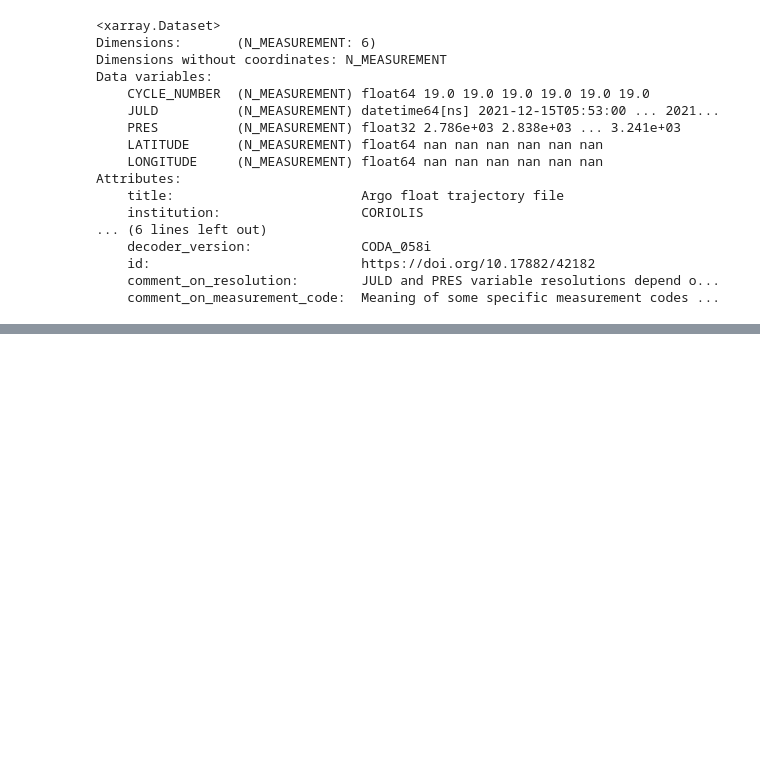
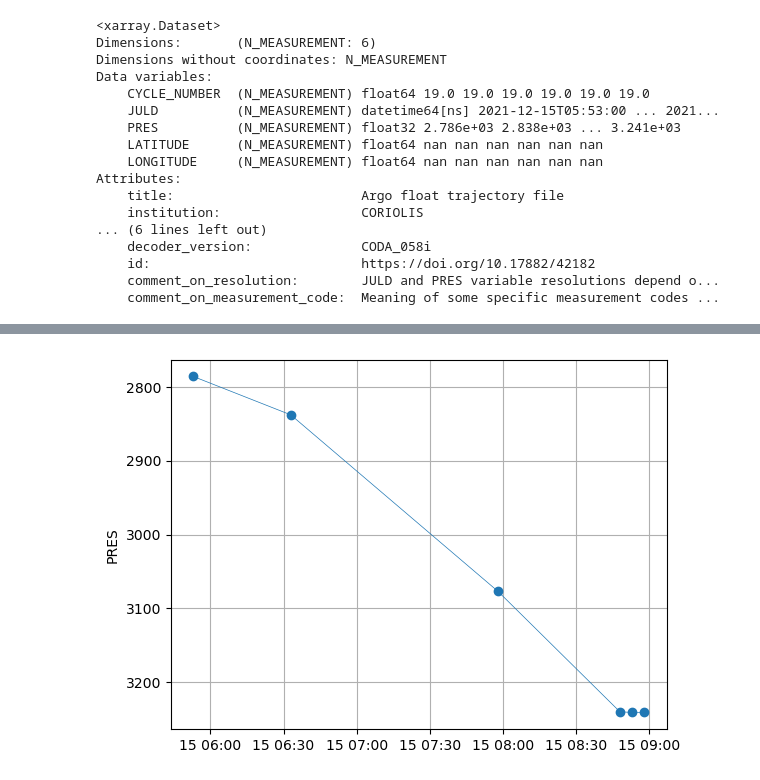
Before and after one commit to quai20/argobathy, a Jupyter notebook: deep/deep_profiles.ipynb, the cells around one changed output, grey strips where cells are left out. Cells and saved outputs as stored; diff of their text form; code cells hidden in the pictures; blank space fills up the shorter version.

```diff
--- a/deep/deep_profiles.ipynb
+++ b/deep/deep_profiles.ipynb
@@ -201,3 +322,3 @@ print(dfu1.WMO.values,dfu1.GROUNDING_DATE.values,dfu1.GROUNDING_DEPTH.values)
 # %%
 #GET DESCENT RATE FOR THAT GROUNDING ?
-dt = xr.open_dataset('/home/ref-argo/gdac/dac/coriolis/6903082/6903082_Rtraj.nc')
+dt = xr.open_dataset('/home/ref-argo/gdac/dac/coriolis/6903082/6903082_Rtraj.nc',engine='argo')
@@ -260,0 +366,9 @@ plt.gca().invert_yaxis()
+# %%
+fig,ax = plt.subplots(1,1)
+#plt.plot(descent['JULD'],descent['PRES'].differentiate('N_MEASUREMENT'),'-x',linewidth=0.5)
+plt.plot(descent['JULD'],descent['PRES'],'-o',linewidth=0.5)
+plt.gca().invert_yaxis()
+plt.ylabel('PRES')
+plt.savefig('6903082_19/descent.png')
+# %% [output]
+[figure, added]
```
Also changed, not shown: parts of 23 cells of this notebook, 4 other files.
